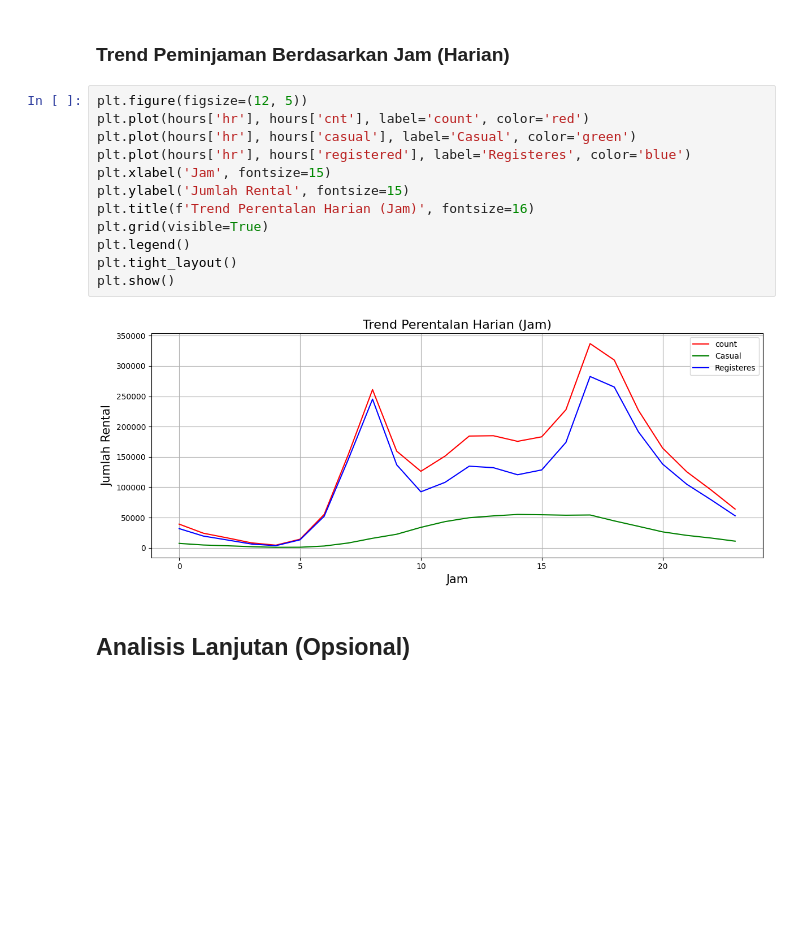
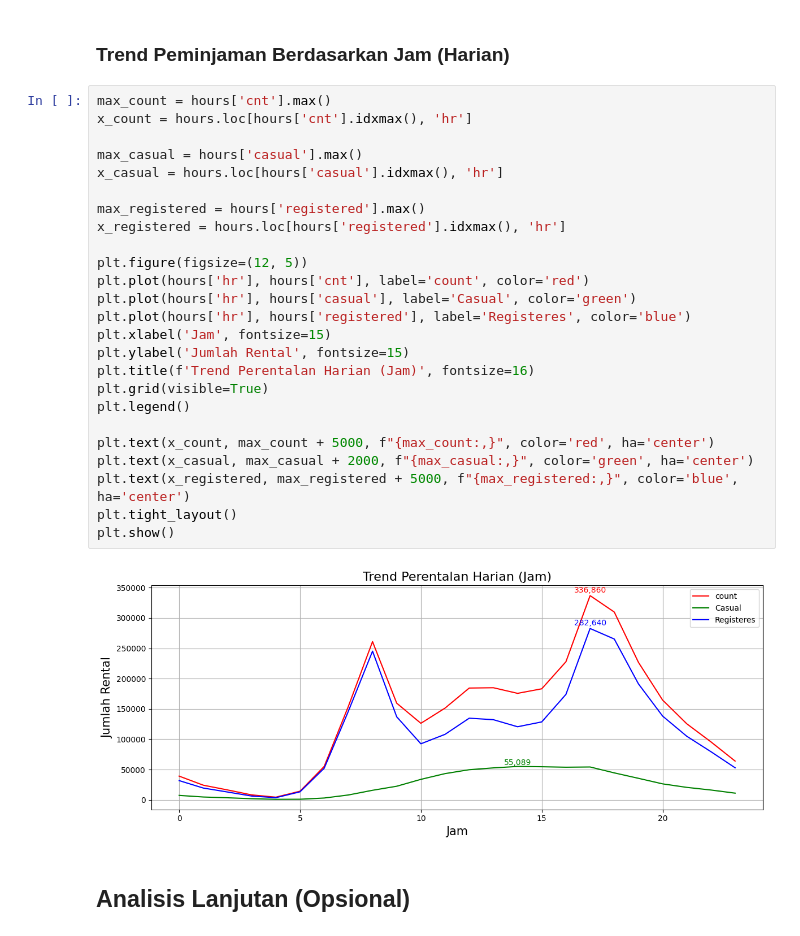
Before and after one commit to mayanggumelarr/PROYEK-ANALISIS-DATA, a Jupyter notebook: Proyek_Analisis_Data.ipynb, the cells around one changed output. Cells and saved outputs as stored; diff of their text form; blank space fills up the shorter version.

Commit message:
Update main notebook
Menambahkan annote untuk nilai max di setiap group (casual, regis, count)

```diff
--- a/Proyek_Analisis_Data.ipynb
+++ b/Proyek_Analisis_Data.ipynb
@@ -595,19 +595,32 @@ plt.show()
 # %% [markdown]
 ### Trend Peminjaman Berdasarkan Jam (Harian)
 # %%
+max_count = hours['cnt'].max()
+x_count = hours.loc[hours['cnt'].idxmax(), 'hr']
+
+max_casual = hours['casual'].max()
+x_casual = hours.loc[hours['casual'].idxmax(), 'hr']
+
+max_registered = hours['registered'].max()
+x_registered = hours.loc[hours['registered'].idxmax(), 'hr']
+
 plt.figure(figsize=(12, 5))
 plt.plot(hours['hr'], hours['cnt'], label='count', color='red')
 plt.plot(hours['hr'], hours['casual'], label='Casual', color='green')
 plt.plot(hours['hr'], hours['registered'], label='Registeres', color='blue')
 plt.xlabel('Jam', fontsize=15)
 plt.ylabel('Jumlah Rental', fontsize=15)
 plt.title(f'Trend Perentalan Harian (Jam)', fontsize=16)
 plt.grid(visible=True)
 plt.legend()
+
+plt.text(x_count, max_count + 5000, f"{max_count:,}", color='red', ha='center')
+plt.text(x_casual, max_casual + 2000, f"{max_casual:,}", color='green', ha='center')
+plt.text(x_registered, max_registered + 5000, f"{max_registered:,}", color='blue', ha='center')
 plt.tight_layout()
 plt.show()
 # %% [output]
-[figure, old version]
+[figure, new version]
 # %% [markdown]
 ## Analisis Lanjutan (Opsional)
 # %% [markdown]
```
